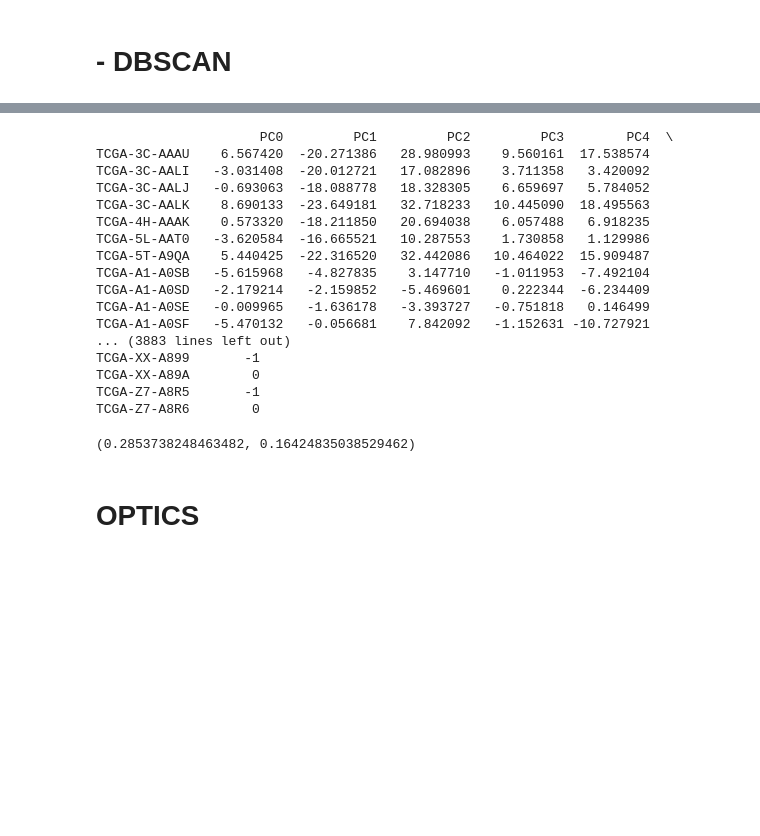
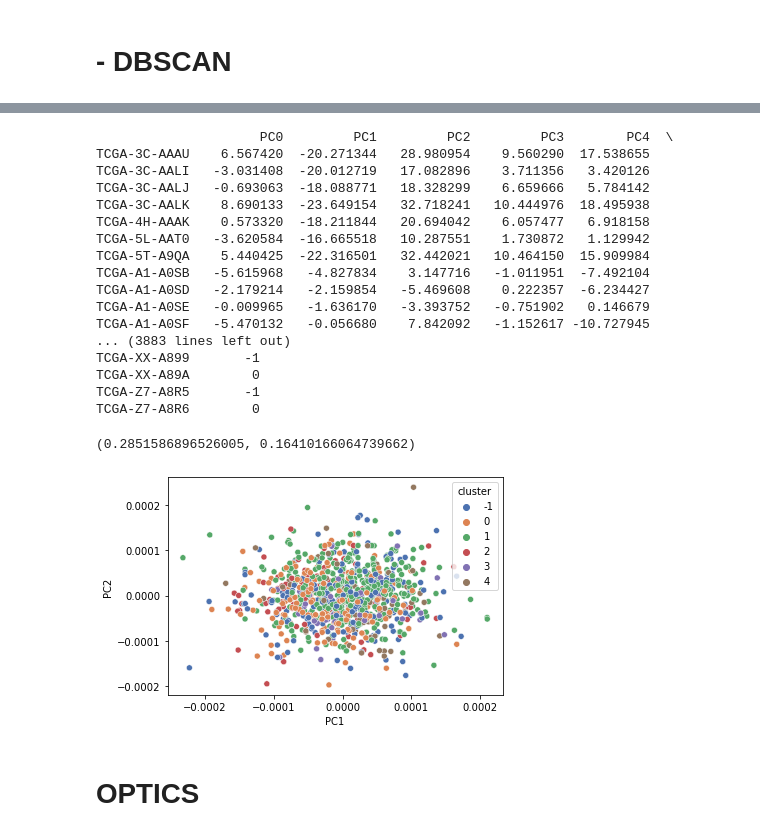
Before and after one commit to andreabellomo/DataMining_project, a Jupyter notebook: Progetto/DataMining_project.ipynb, the cells around one changed output, grey strips where cells are left out. Cells and saved outputs as stored; diff of their text form; code cells hidden in the pictures; blank space fills up the shorter version.

```diff
--- a/Progetto/DataMining_project.ipynb
+++ b/Progetto/DataMining_project.ipynb
@@ -273,48 +283,34 @@ print(n_noise_)
 # %%
-labels
+
 final_df["cluster"] = labels
-df_predetto = final_df
-df_predetto
+df_predettoDB = final_df
+df_predettoDB
 # %% [output]
                      PC0         PC1         PC2         PC3        PC4  \
-TCGA-3C-AAAU    6.567420  -20.271386   28.980993    9.560161  17.538574
-TCGA-3C-AALI   -3.031408  -20.012721   17.082896    3.711358   3.420092
-TCGA-3C-AALJ   -0.693063  -18.088778   18.328305    6.659697   5.784052
-TCGA-3C-AALK    8.690133  -23.649181   32.718233   10.445090  18.495563
-TCGA-4H-AAAK    0.573320  -18.211850   20.694038    6.057488   6.918235
-TCGA-5L-AAT0   -3.620584  -16.665521   10.287553    1.730858   1.129986
-TCGA-5T-A9QA    5.440425  -22.316520   32.442086   10.464022  15.909487
-TCGA-A1-A0SB   -5.615968   -4.827835    3.147710   -1.011953  -7.492104
-TCGA-A1-A0SD   -2.179214   -2.159852   -5.469601    0.222344  -6.234409
-TCGA-A1-A0SE   -0.009965   -1.636178   -3.393727   -0.751818   0.146499
-TCGA-A1-A0SF   -5.470132   -0.056681    7.842092   -1.152631 -10.727921
+TCGA-3C-AAAU    6.567420  -20.271344   28.980954    9.560290  17.538655
+TCGA-3C-AALI   -3.031408  -20.012719   17.082896    3.711356   3.420126
+TCGA-3C-AALJ   -0.693063  -18.088771   18.328299    6.659666   5.784142
+TCGA-3C-AALK    8.690133  -23.649154   32.718241   10.444976  18.495938
+TCGA-4H-AAAK    0.573320  -18.211844   20.694042    6.057477   6.918158
+TCGA-5L-AAT0   -3.620584  -16.665518   10.287551    1.730872   1.129942
+TCGA-5T-A9QA    5.440425  -22.316501   32.442021   10.464150  15.909984
+TCGA-A1-A0SB   -5.615968   -4.827834    3.147716   -1.011951  -7.492104
+TCGA-A1-A0SD   -2.179214   -2.159854   -5.469608    0.222357  -6.234427
+TCGA-A1-A0SE   -0.009965   -1.636170   -3.393752   -0.751902   0.146679
+TCGA-A1-A0SF   -5.470132   -0.056680    7.842092   -1.152617 -10.727945
 ... (3883 lines left out)
 TCGA-XX-A899       -1
 TCGA-XX-A89A        0
 TCGA-Z7-A8R5       -1
 TCGA-Z7-A8R6        0
 # %%
-#clus = []
-#noi = []
-
-#for i in range(100):
- #   clustering = DBSCAN(eps=i+1, min_samples=16).fit(final_df)
-
-  #  labels = clustering.labels_
-
-   # n_clusters_ = len(set(labels)) - (1 if -1 in labels else 0)
-    #n_noise_ = list(labels).count(-1)
-    #clus.append(n_clusters_)
-    #noi.append(n_noise_)
-
-
-#print(clus)
-#print()
-#print(noi)
-
-print(jaccard(S, df_predetto))
+print(jaccard(S, df_predettoDB))
 # %% [output]
-(0.2853738248463482, 0.16424835038529462)
+(0.2851586896526005, 0.16410166064739662)
+# %%
+grafico(df_predettoDB)
+# %% [output]
+[figure, added]
 # %% [markdown]
 # OPTICS
 # %%
```
Also changed, not shown: parts of 40 cells of this notebook.
